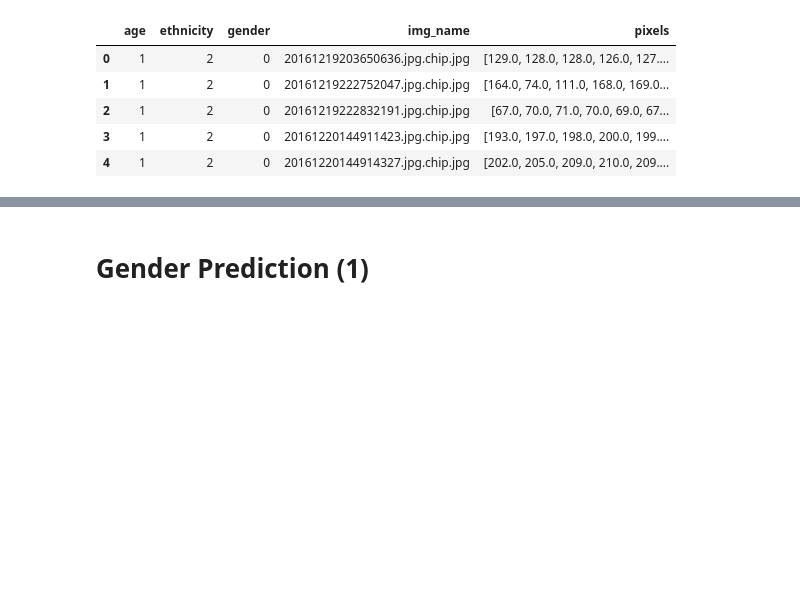
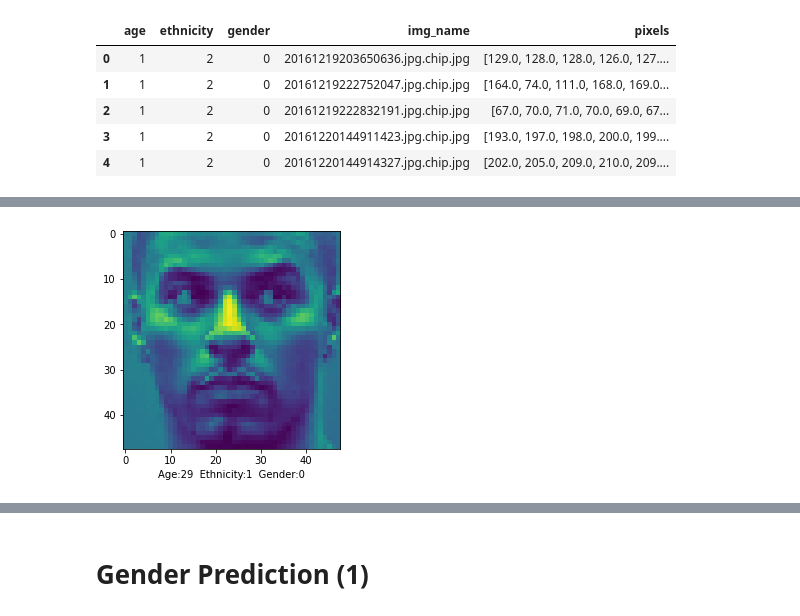
Before and after one commit to Real-VeerSandhu/Ethnicity-Age-Prediction, a Jupyter notebook: main_notebook.ipynb, the cells around one changed output, grey strips where cells are left out. Cells and saved outputs as stored; diff of their text form; code cells hidden in the pictures; blank space fills up the shorter version.

```diff
--- a/main_notebook.ipynb
+++ b/main_notebook.ipynb
@@ -98,0 +111,4 @@ show_sample_img(9000)
+# %%
+show_sample_img(9989) # 29, African, Male
+# %% [output]
+[figure, added]
```
Also changed, not shown: parts of 18 cells of this notebook, 1 other file.
